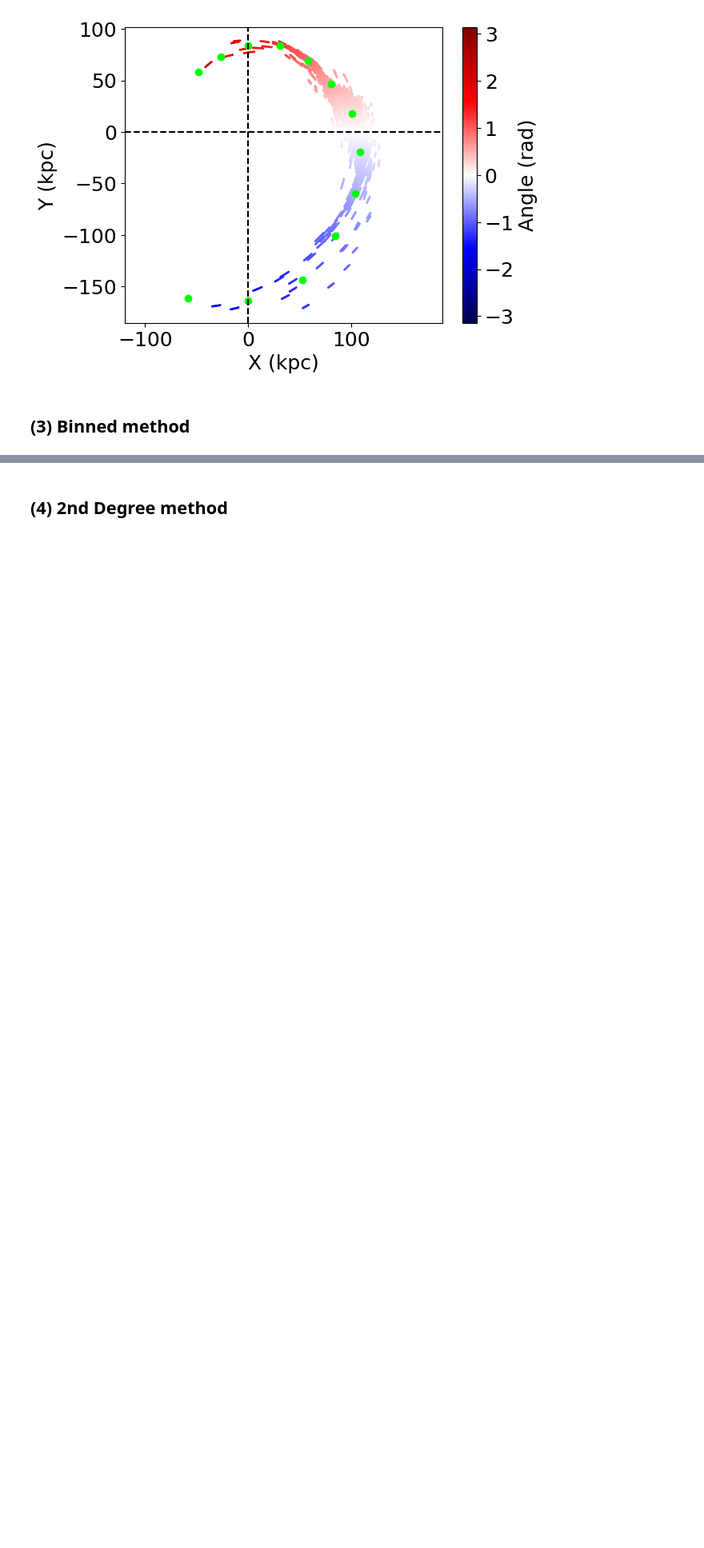
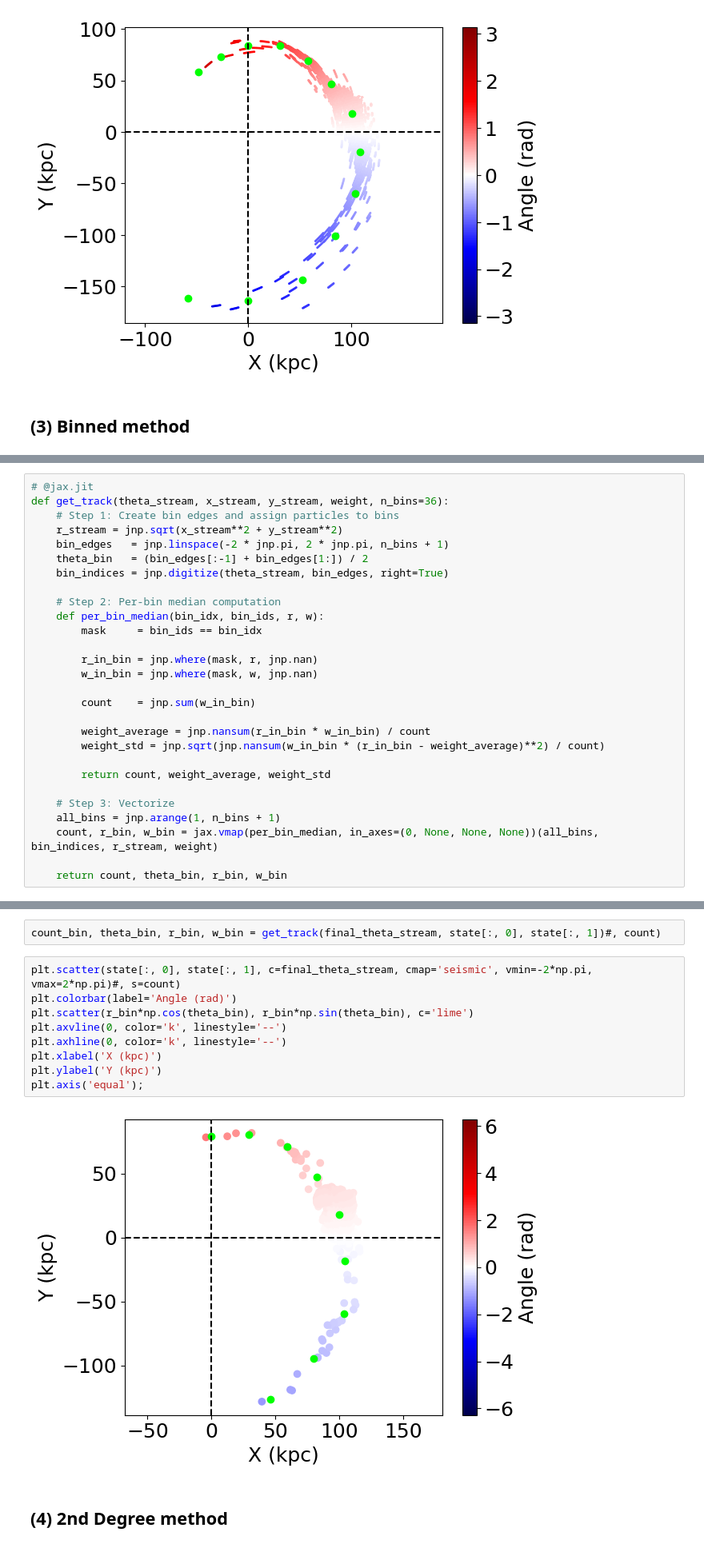
Before and after one commit to David-Chemaly/StreaMAX, a Jupyter notebook: quick_start.ipynb, the cells around one changed output, grey strips where cells are left out. Shown at 80% size. Cells and saved outputs as stored; diff of their text form; blank space fills up the shorter version.

```diff
--- a/quick_start.ipynb
+++ b/quick_start.ipynb
@@ -146,0 +296,28 @@ plt.axis('equal');
+# %%
+# @jax.jit
+def get_track(theta_stream, x_stream, y_stream, weight, n_bins=36):
+    # Step 1: Create bin edges and assign particles to bins
+    r_stream = jnp.sqrt(x_stream**2 + y_stream**2)
+    bin_edges   = jnp.linspace(-2 * jnp.pi, 2 * jnp.pi, n_bins + 1)
+    theta_bin   = (bin_edges[:-1] + bin_edges[1:]) / 2
+    bin_indices = jnp.digitize(theta_stream, bin_edges, right=True)
+
+    # Step 2: Per-bin median computation
+    def per_bin_median(bin_idx, bin_ids, r, w):
+        mask     = bin_ids == bin_idx
+
+        r_in_bin = jnp.where(mask, r, jnp.nan)
+        w_in_bin = jnp.where(mask, w, jnp.nan)
+
+        count    = jnp.sum(w_in_bin)
+
+        weight_average = jnp.nansum(r_in_bin * w_in_bin) / count
+        weight_std = jnp.sqrt(jnp.nansum(w_in_bin * (r_in_bin - weight_average)**2) / count)
+
+        return count, weight_average, weight_std
+
+    # Step 3: Vectorize
+    all_bins = jnp.arange(1, n_bins + 1)
+    count, r_bin, w_bin = jax.vmap(per_bin_median, in_axes=(0, None, None, None))(all_bins, bin_indices, r_stream, weight)
+
+    return count, theta_bin, r_bin, w_bin
@@ -147,2 +326,15 @@ plt.axis('equal');
+# %%
+count_bin, theta_bin, r_bin, w_bin = get_track(final_theta_stream, state[:, 0], state[:, 1])#, count)
+# %%
+plt.scatter(state[:, 0], state[:, 1], c=final_theta_stream, cmap='seismic', vmin=-2*np.pi, vmax=2*np.pi)#, s=count)
+plt.colorbar(label='Angle (rad)')
+plt.scatter(r_bin*np.cos(theta_bin), r_bin*np.sin(theta_bin), c='lime')
+plt.axvline(0, color='k', linestyle='--')
+plt.axhline(0, color='k', linestyle='--')
+plt.xlabel('X (kpc)')
+plt.ylabel('Y (kpc)')
+plt.axis('equal');
+# %% [output]
+[figure, added]
 # %% [markdown]
 ## (4) 2nd Degree method
```
Also changed, not shown: parts of 13 cells of this notebook, 2 other files.
